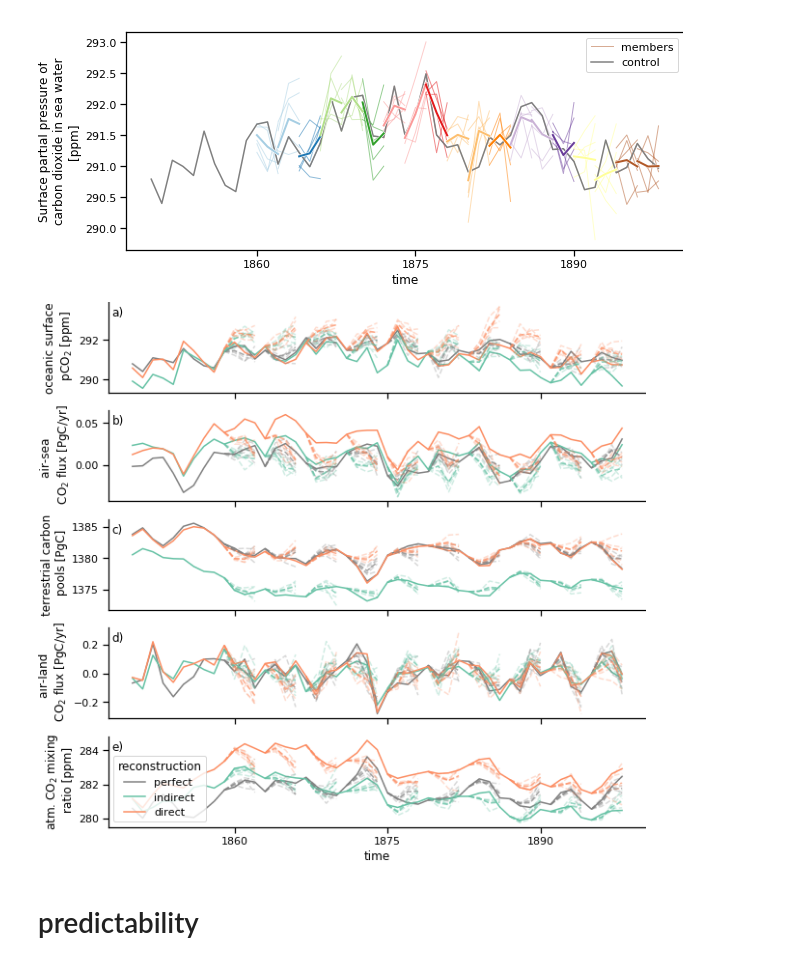
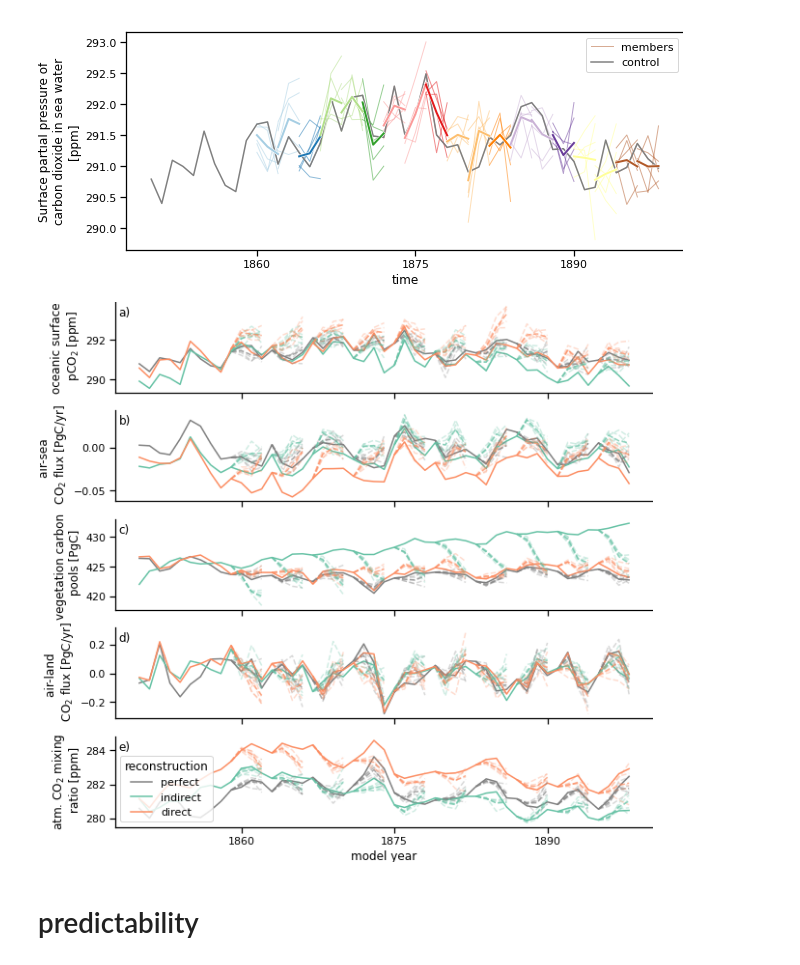
Before and after one commit to aaronspring/Spring_etal_2021_ESD, a Jupyter notebook: notebooks/predictability_after_reconstruction.ipynb, the cells around one changed output. Cells and saved outputs as stored; diff of their text form; code cells hidden in the pictures.

```diff
--- a/notebooks/predictability_after_reconstruction.ipynb
+++ b/notebooks/predictability_after_reconstruction.ipynb
@@ -221,10 +268,10 @@ v = "spco2"
 init_type_labels = ["perfect", "indirect", "direct"]
 # %%
 %%time
-inits = convert_C(xr.open_zarr(pocean_zarr)[['spco2','fgco2']]).map(global_agg,area=ocean_area)
+inits = convert_C(xr.open_zarr(pocean_zarr)[['spco2']]).map(global_agg,area=ocean_area)
 
 inits = inits.update(
-    convert_C(xr.open_zarr(patm_zarr)[["box_Cpools_total", "co2_flx_land", "CO2"]]).map(
+    convert_C(xr.open_zarr(patm_zarr)[['co2_flx_ocean',"cVeg", "co2_flx_land", "CO2"]]).map(
         global_agg, area=land_area
     )
 ).compute()
@@ -235,8 +289,8 @@ inits = inits.update(
 init_types_runnames = ["vga0220a_Rerun", "ATMTSI", "ATMTSIDICALKlandr"]
 # %%
 %%time
-controls = convert_C(xr.open_zarr(ocean_zarr).sel(run=init_types_runnames)[['spco2','fgco2']]).map(global_agg,area=ocean_area)
-controls = controls.update(convert_C(xr.open_zarr(atm_zarr).sel(run=init_types_runnames)[['box_Cpools_total','co2_flx_land','CO2']]).map(global_agg,area=land_area)).compute()
+controls = convert_C(xr.open_zarr(ocean_zarr).sel(run=init_types_runnames)[['spco2']]).map(global_agg,area=ocean_area)
+controls = controls.update(convert_C(xr.open_zarr(atm_zarr).sel(run=init_types_runnames)[['co2_flx_ocean','cVeg','co2_flx_land','CO2']]).map(global_agg,area=land_area)).compute()
 # %% [output]
 converted spco2 from Pa to ppm
 converted CO2 from kg kg-1 to ppm
@@ -352,30 +402,32 @@ def plot_timeseries(inits_ym, ax=None, stride=2):
 # %%
 sns.set_context("notebook")
 nv = len(list(inits_ym.data_vars))
 fig, ax = plt.subplots(figsize=(2 * nv, 2 * nv), nrows=nv, sharex=True)
 for i, vv in enumerate(inits_ym.data_vars):
     plot_timeseries(inits_ym[vv], ax=ax[i])
     if i != nv - 1:
         ax[i].get_legend().remove()
         ax[i].set_xlabel("")
     ax[i].set_title("")
 
 ax[0].set_ylabel("oceanic surface\n pCO$_2$ [ppm]")
 ax[1].set_ylabel("air-sea \n CO$_2$ flux [PgC/yr]")
-ax[2].set_ylabel("terrestrial carbon\n pools [PgC]")
+# ax[2].set_ylabel("leaf area index \n [ ]")
+ax[2].set_ylabel("vegetation carbon \n pools [PgC]")
 ax[3].set_ylabel("air-land \n CO$_2$ flux [PgC/yr]")
 ax[4].set_ylabel("atm. CO$_2$ mixing\n ratio [ppm]")
 
 add_figurelabels(ax)
 
+ax[-1].set_xlabel("model year")
 # plt.xlim([1850, 1898])
 # plt.xticks(np.arange(1850,1900,10))
 sns.despine()
 plt.savefig(
     f"PM_assim_initialized_timeseries_carbon.png",
     transparent=True,
     bbox_inches="tight",
     pad_inches=0,
 )
 # %% [output]
-[figure, old version]
+[figure, new version]
```
Also changed, not shown: parts of 39 cells of this notebook, 4 other files.
